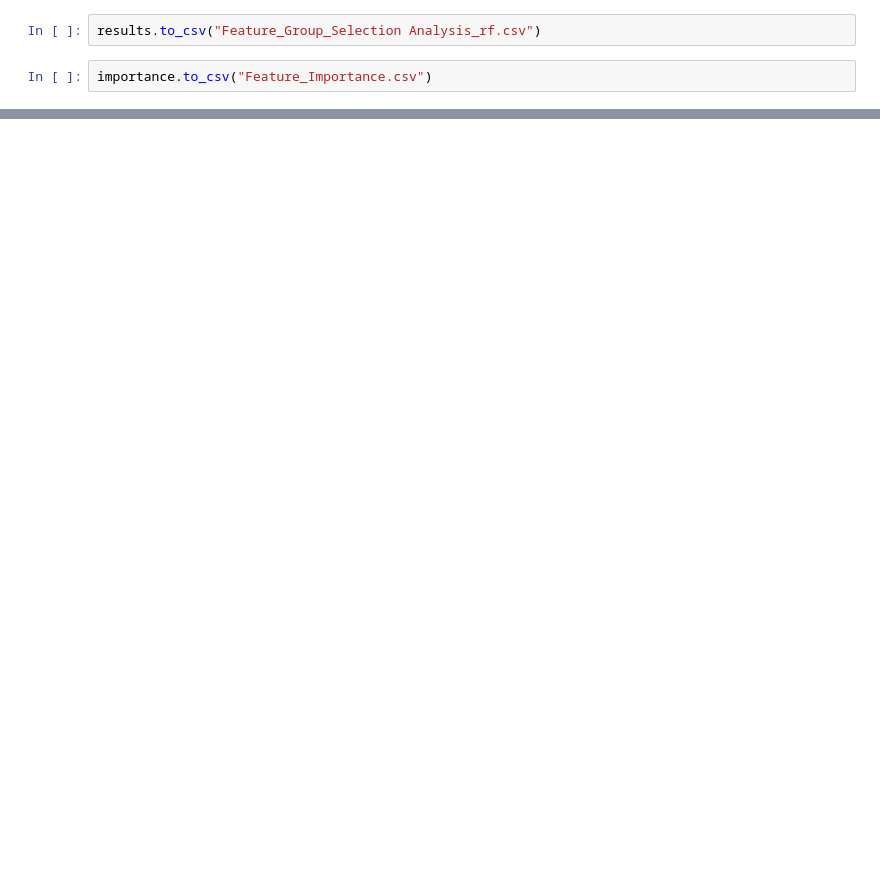
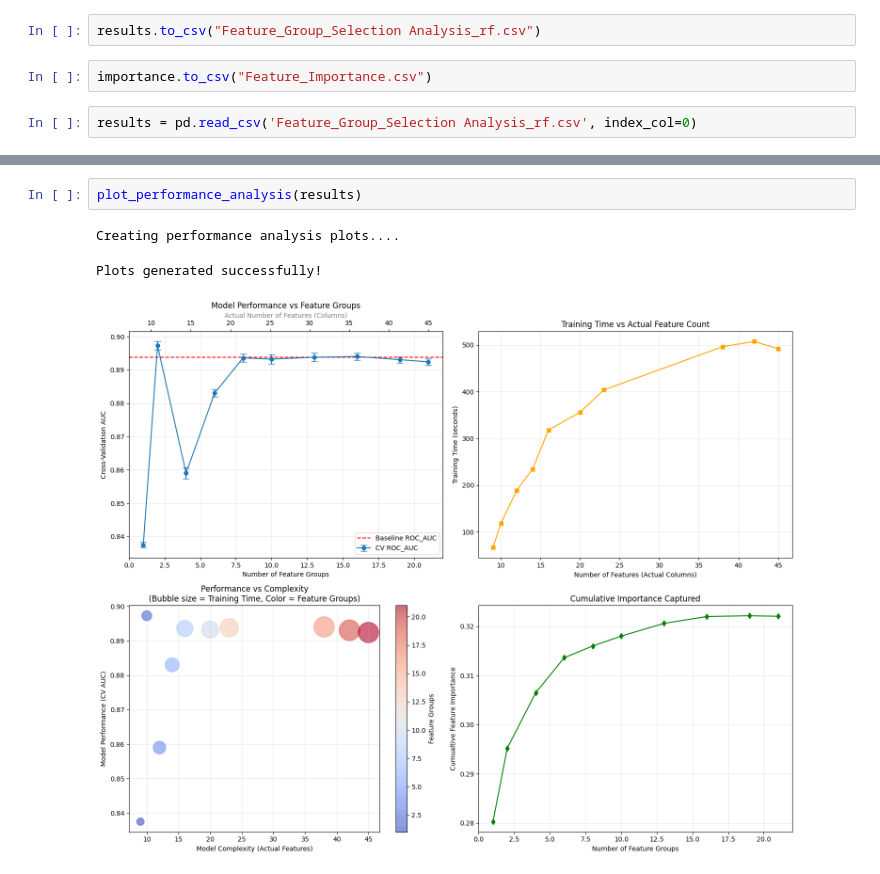
Before and after one commit to Energonlive/Final-Yr-Project, a Jupyter notebook: Final-form.ipynb, the cells around one changed output, grey strips where cells are left out. Saved outputs shown, nothing was run; the diff lists cells and outputs as text; blank space fills up the shorter version.

```diff
--- a/Final-form.ipynb
+++ b/Final-form.ipynb
@@ -1499,3 +1500,5 @@ results.head(10)
 results.to_csv("Feature_Group_Selection Analysis_rf.csv")
 # %%
 importance.to_csv("Feature_Importance.csv")
+# %%
+results = pd.read_csv('Feature_Group_Selection Analysis_rf.csv', index_col=0)
@@ -1530,0 +1574,6 @@ importance.to_csv("Feature_Importance.csv")
+# %%
+plot_performance_analysis(results)
+# %% [output]
+Creating performance analysis plots....
+Plots generated successfully!
+[figure, added]
```
Also changed, not shown: parts of 17 cells of this notebook, 5 other files.
